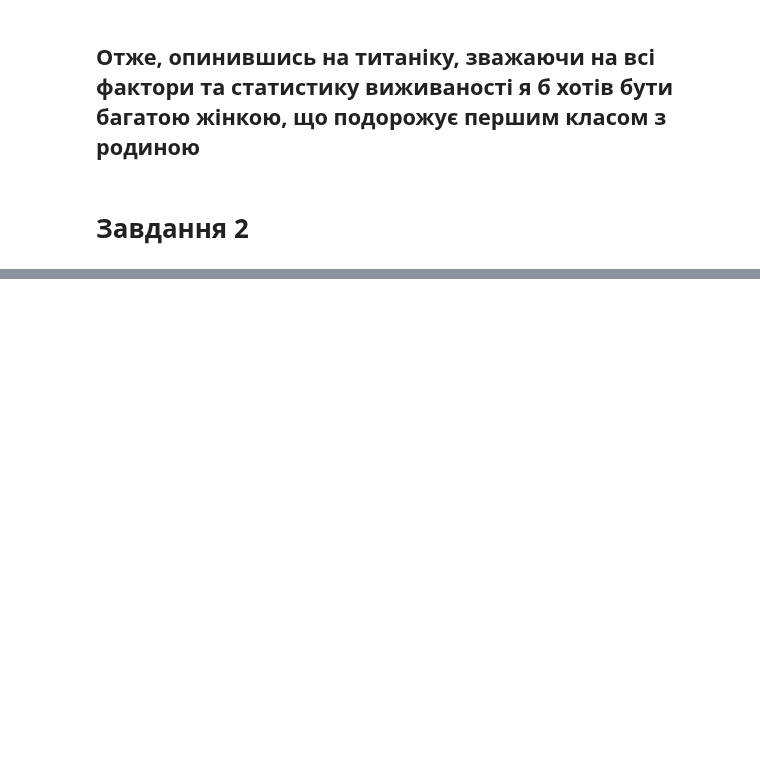
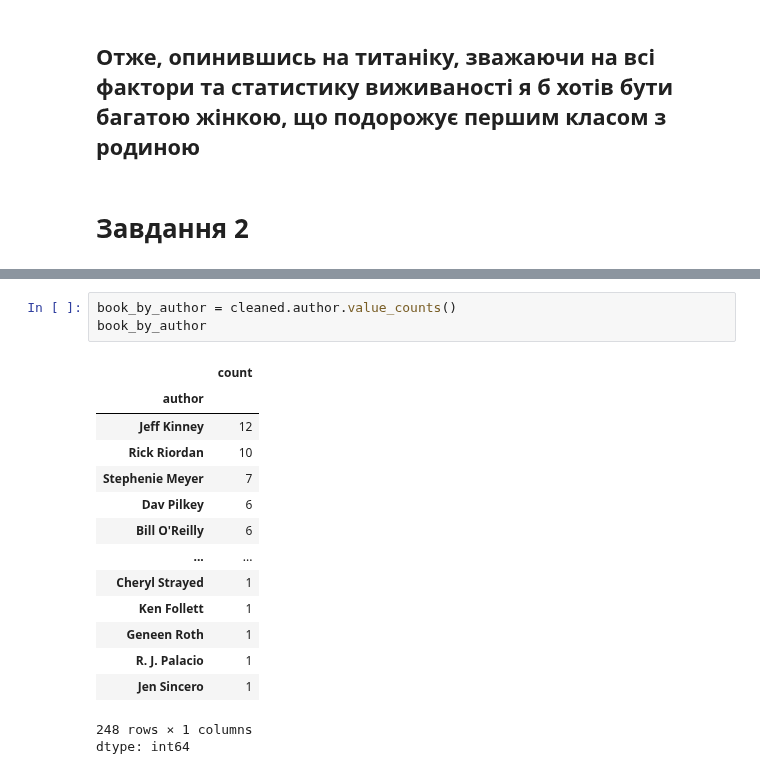
Before and after one commit to castr1x/ML_an.nykoliuk_3-12, a Jupyter notebook: ЛР_2_2_МН_Николюка_ФІТ_3_12.ipynb, the cells around one changed output, grey strips where cells are left out. Saved outputs shown, nothing was run; the diff lists cells and outputs as text; blank space fills up the shorter version.

```diff
--- a/ЛР_2_2_МН_Николюка_ФІТ_3_12.ipynb
+++ b/ЛР_2_2_МН_Николюка_ФІТ_3_12.ipynb
@@ -248,0 +429,19 @@ Using Colab cache for faster access to the 'amazon-top-50-bestselling-books-2009
+# %%
+book_by_author = cleaned.author.value_counts()
+book_by_author
+# %% [output]
+|  | count |
+| author |  |
+| Jeff Kinney | 12 |
+| Rick Riordan | 10 |
+| Stephenie Meyer | 7 |
+| Dav Pilkey | 6 |
+| Bill O'Reilly | 6 |
+| ... | ... |
+| Cheryl Strayed | 1 |
+| Ken Follett | 1 |
+| Geneen Roth | 1 |
+| R. J. Palacio | 1 |
+| Jen Sincero | 1 |
+248 rows × 1 columns
+dtype: int64
```
Also changed, not shown: parts of 29 cells of this notebook.
